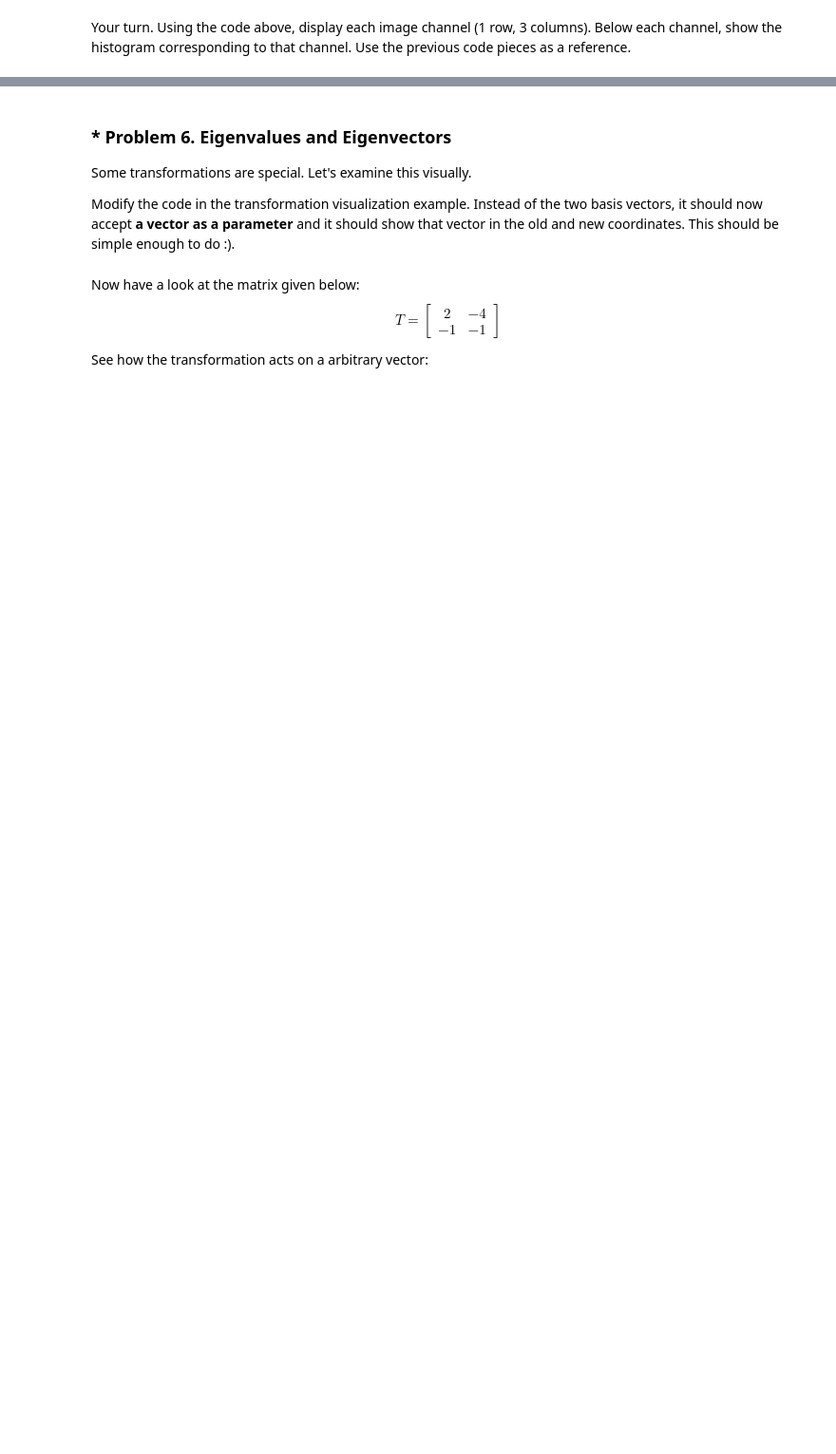
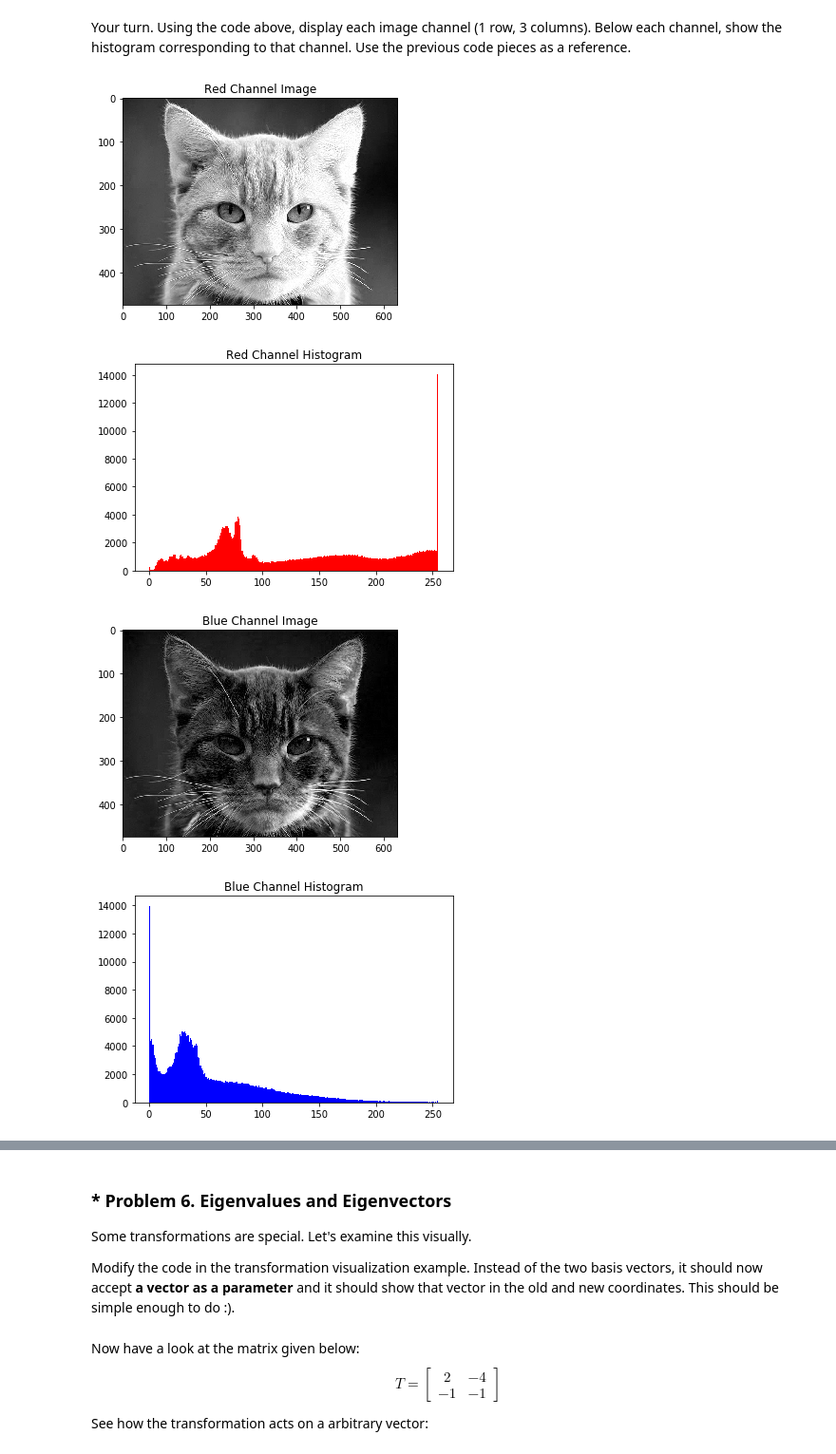
Before and after one commit to powerslider/ai_softuni, a Jupyter notebook: 01_Math_Concepts_For_Developers/06. Linear-Algebra-Exercise/Linear Algebra Exercise.ipynb, the cells around one changed output, grey strips where cells are left out. Shown at 95% size. Saved outputs shown, nothing was run; the diff lists cells and outputs as text; code cells hidden in the pictures; blank space fills up the shorter version.

```diff
--- a/01_Math_Concepts_For_Developers/06. Linear-Algebra-Exercise/Linear Algebra Exercise.ipynb
+++ b/01_Math_Concepts_For_Developers/06. Linear-Algebra-Exercise/Linear Algebra Exercise.ipynb
@@ -524,0 +569,29 @@ Your turn. Using the code above, display each image channel (1 row, 3 columns).
+# %%
+plt.imshow(cat_image_r, cmap='gray')
+plt.title('Red Channel Image')
+plt.figure()
+
+plt.hist(cat_image_r.ravel(), bins = 256, color='red')
+plt.title('Red Channel Histogram')
+plt.show()
+
+plt.imshow(cat_image_b, cmap = 'gray')
+plt.title('Blue Channel Image')
+plt.figure()
+
+plt.hist(cat_image_b.ravel(), bins=256, color='blue')
+plt.title('Blue Channel Histogram')
+plt.show()
+
+plt.imshow(cat_image_g, cmap='gray')
+plt.title('Green Channel Image')
+plt.figure()
+
+plt.hist(cat_image_g.ravel(), bins=256, color='green')
+plt.title('Green Channel histogram')
+plt.show()
+# %% [output]
+[figure, added]
+[figure, added]
+[figure, added]
+[figure, added]
```
Also changed, not shown: parts of 15 cells of this notebook.
